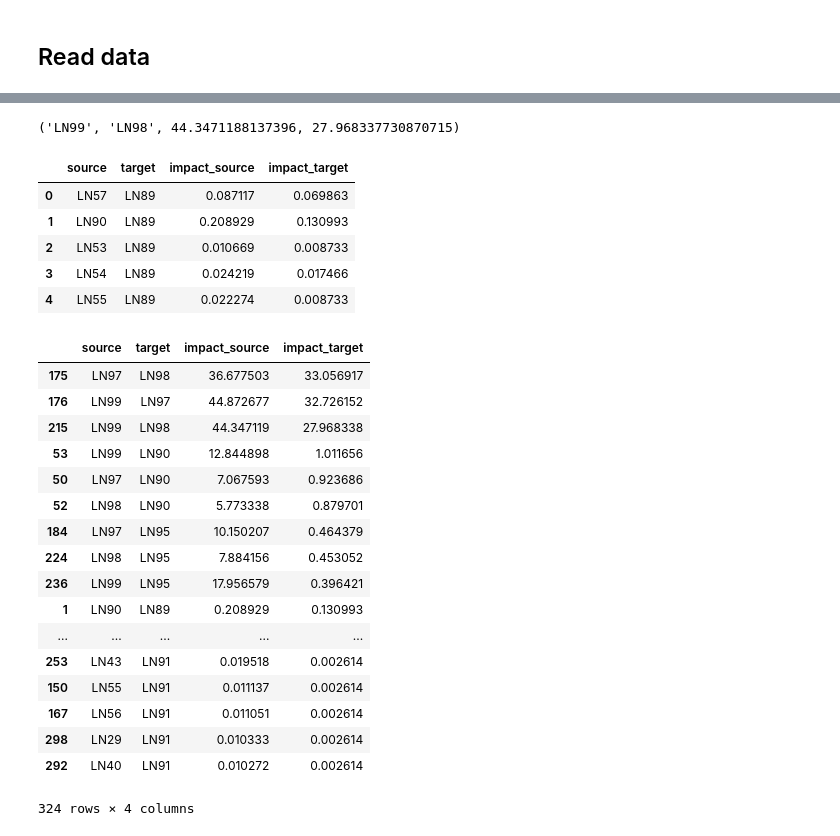
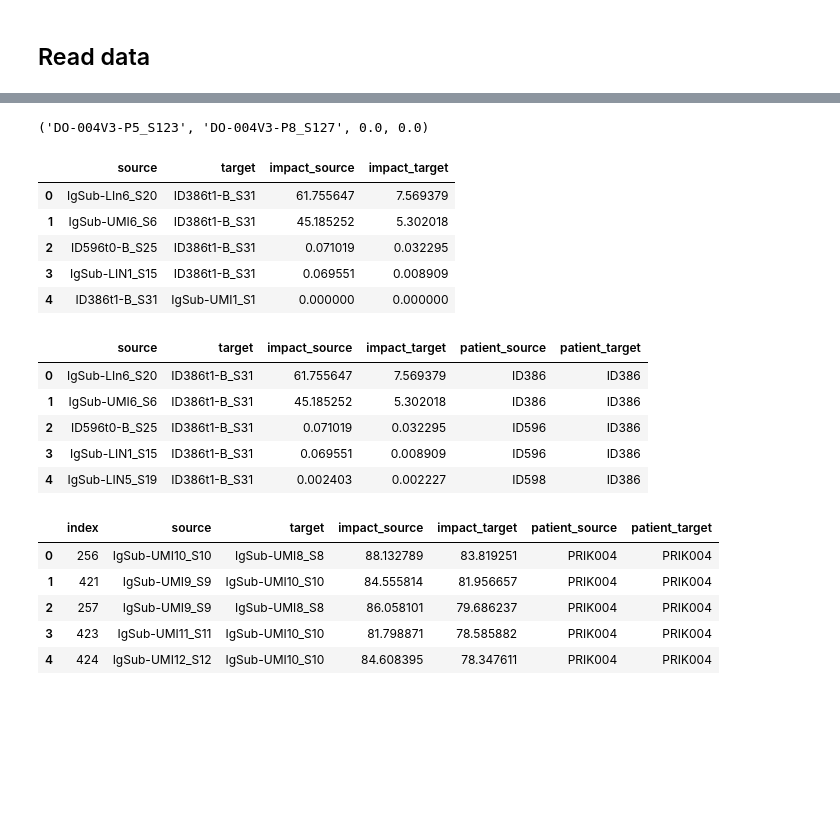
Before and after one commit to EDS-Bioinformatics-Laboratory/reseda, a Jupyter notebook: NOTEBOOKS/SharedClonesDirection.ipynb, the cells around one changed output, grey strips where cells are left out. Cells and saved outputs as stored; diff of their text form; code cells hidden in the pictures; blank space fills up the shorter version.

Commit message:
SampleSimilarity.ipynb and SharedClonesDirection.ipynb with Reseda output as starting point

```diff
--- a/NOTEBOOKS/SharedClonesDirection.ipynb
+++ b/NOTEBOOKS/SharedClonesDirection.ipynb
@@ -129,4 +106,4 @@ df.tail()
 # %%
-df['perc'] = 100 * df['count'] / df['totalreads']
+df['perc'] = 100 * df['freq'] / df['totalreads']
 df.head()
 # %% [output]
@@ -139,4 +118,4 @@ df.head()
 # %%
-ids = list(df['ID'].unique())
+ids = list(df['Sample'].unique())
 ids[:10]
 # %% [output]
@@ -153,17 +132,17 @@ ids[:10]
 # %%
 def directionShared(df, idA, idB):
-    df_A = df[df['ID'] == idA]
-    df_B = df[df['ID'] == idB]
-    df_pair = pd.merge(df_A, df_B, on="CDR3")
+    df_A = df[df['Sample'] == idA]
+    df_B = df[df['Sample'] == idB]
+    df_pair = pd.merge(df_A, df_B, on="cdr3pep")
     sum_A = df_pair["perc_x"].sum()
     sum_B = df_pair["perc_y"].sum()
     if sum_B > sum_A:
         idA, idB = idB, idA
         sum_A, sum_B = sum_B, sum_A
     return(idA, idB, sum_A, sum_B)
-directionShared(df, "LN98", "LN99")
+directionShared(df, "DO-004V3-P5_S123", "DO-004V3-P8_S127")
 # %% [output]
-('LN99', 'LN98', 44.3471188137396, 27.968337730870715)
+('DO-004V3-P5_S123', 'DO-004V3-P8_S127', 0.0, 0.0)
 # %%
 sources = list()
 targets = list()
@@ -174,8 +153,6 @@ for i in range(len(ids)-1):
         idA = ids[i]
         idB = ids[j]
         (source, target, impact_source, impact_target) = directionShared(df, idA, idB)
-        if impact_source == 0 and impact_target == 0:
-            continue   # skip if there is no overlap
         sources.append(source)
         targets.append(target)
         impacts_source.append(impact_source)
@@ -184,31 +161,36 @@ df_shared = pd.DataFrame({'source': sources, 'target': targets, 'impact_source':
 df_shared.head()
 # %% [output]
 |  | source | target | impact_source | impact_target |
-| 0 | LN57 | LN89 | 0.087117 | 0.069863 |
-| 1 | LN90 | LN89 | 0.208929 | 0.130993 |
-| 2 | LN53 | LN89 | 0.010669 | 0.008733 |
-| 3 | LN54 | LN89 | 0.024219 | 0.017466 |
-| 4 | LN55 | LN89 | 0.022274 | 0.008733 |
+| 0 | IgSub-LIn6_S20 | ID386t1-B_S31 | 61.755647 | 7.569379 |
+| 1 | IgSub-UMI6_S6 | ID386t1-B_S31 | 45.185252 | 5.302018 |
+| 2 | ID596t0-B_S25 | ID386t1-B_S31 | 0.071019 | 0.032295 |
+| 3 | IgSub-LIN1_S15 | ID386t1-B_S31 | 0.069551 | 0.008909 |
+| 4 | ID386t1-B_S31 | IgSub-UMI1_S1 | 0.000000 | 0.000000 |
+# %%
+# Add patient columns for the source and the target
+cols = ["Patient", "Sample"]
+df_sample_patient = df_pt[cols]
+df_shared = pd.merge(df_shared, df_sample_patient, left_on="source", right_on="Sample").rename(columns={"Patient": "patient_source", "Sample": "sample_source"})
+df_shared = pd.merge(df_shared, df_sample_patient, left_on="target", right_on="Sample").rename(columns={"Patient": "patient_target", "Sample": "sample_target"})
+cols = ["source", "target", "impact_source", "impact_target", "patient_source", "patient_target"]
+df_shared = df_shared[cols]
+df_shared.head()
+# %% [output]
+|  | source | target | impact_source | impact_target | patient_source | patient_target |
+| 0 | IgSub-LIn6_S20 | ID386t1-B_S31 | 61.755647 | 7.569379 | ID386 | ID386 |
+| 1 | IgSub-UMI6_S6 | ID386t1-B_S31 | 45.185252 | 5.302018 | ID386 | ID386 |
+| 2 | ID596t0-B_S25 | ID386t1-B_S31 | 0.071019 | 0.032295 | ID596 | ID386 |
+| 3 | IgSub-LIN1_S15 | ID386t1-B_S31 | 0.069551 | 0.008909 | ID596 | ID386 |
+| 4 | IgSub-LIN5_S19 | ID386t1-B_S31 | 0.002403 | 0.002227 | ID598 | ID386 |
 # %%
 # sort on impact on the target and then on impact of the source
 df_shared = df_shared.sort_values(by=["impact_target", "impact_source"], ascending=False)
-df_shared
+df_shared = df_shared.reset_index()
+df_shared.head()
 # %% [output]
-|  | source | target | impact_source | impact_target |
-| 175 | LN97 | LN98 | 36.677503 | 33.056917 |
-| 176 | LN99 | LN97 | 44.872677 | 32.726152 |
-| 215 | LN99 | LN98 | 44.347119 | 27.968338 |
-| 53 | LN99 | LN90 | 12.844898 | 1.011656 |
-| 50 | LN97 | LN90 | 7.067593 | 0.923686 |
-| 52 | LN98 | LN90 | 5.773338 | 0.879701 |
-| 184 | LN97 | LN95 | 10.150207 | 0.464379 |
-| 224 | LN98 | LN95 | 7.884156 | 0.453052 |
-| 236 | LN99 | LN95 | 17.956579 | 0.396421 |
-| 1 | LN90 | LN89 | 0.208929 | 0.130993 |
-| ... | ... | ... | ... | ... |
-| 253 | LN43 | LN91 | 0.019518 | 0.002614 |
-| 150 | LN55 | LN91 | 0.011137 | 0.002614 |
-| 167 | LN56 | LN91 | 0.011051 | 0.002614 |
-| 298 | LN29 | LN91 | 0.010333 | 0.002614 |
-| 292 | LN40 | LN91 | 0.010272 | 0.002614 |
+|  | index | source | target | impact_source | impact_target | patient_source | patient_target |
+| 0 | 256 | IgSub-UMI10_S10 | IgSub-UMI8_S8 | 88.132789 | 83.819251 | PRIK004 | PRIK004 |
+| 1 | 421 | IgSub-UMI9_S9 | IgSub-UMI10_S10 | 84.555814 | 81.956657 | PRIK004 | PRIK004 |
+| 2 | 257 | IgSub-UMI9_S9 | IgSub-UMI8_S8 | 86.058101 | 79.686237 | PRIK004 | PRIK004 |
+| 3 | 423 | IgSub-UMI11_S11 | IgSub-UMI10_S10 | 81.798871 | 78.585882 | PRIK004 | PRIK004 |
+| 4 | 424 | IgSub-UMI12_S12 | IgSub-UMI10_S10 | 84.608395 | 78.347611 | PRIK004 | PRIK004 |
-324 rows × 4 columns
```
Also changed, not shown: parts of 29 cells of this notebook.
